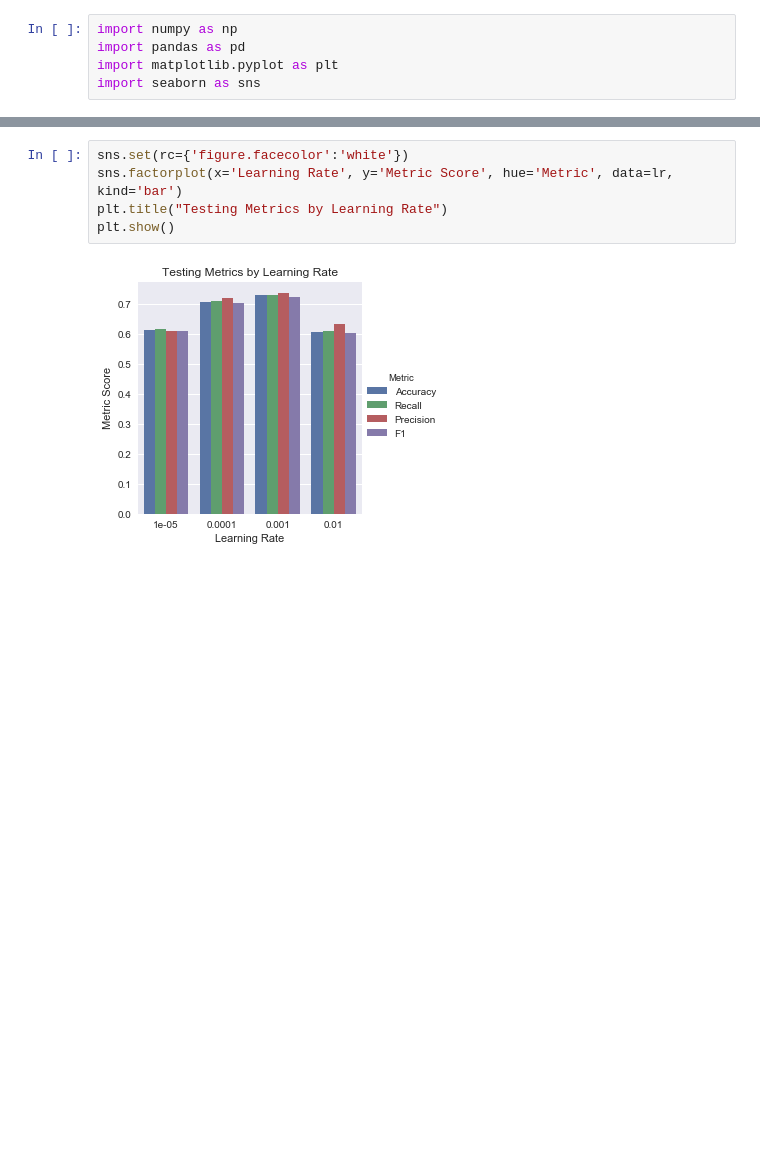
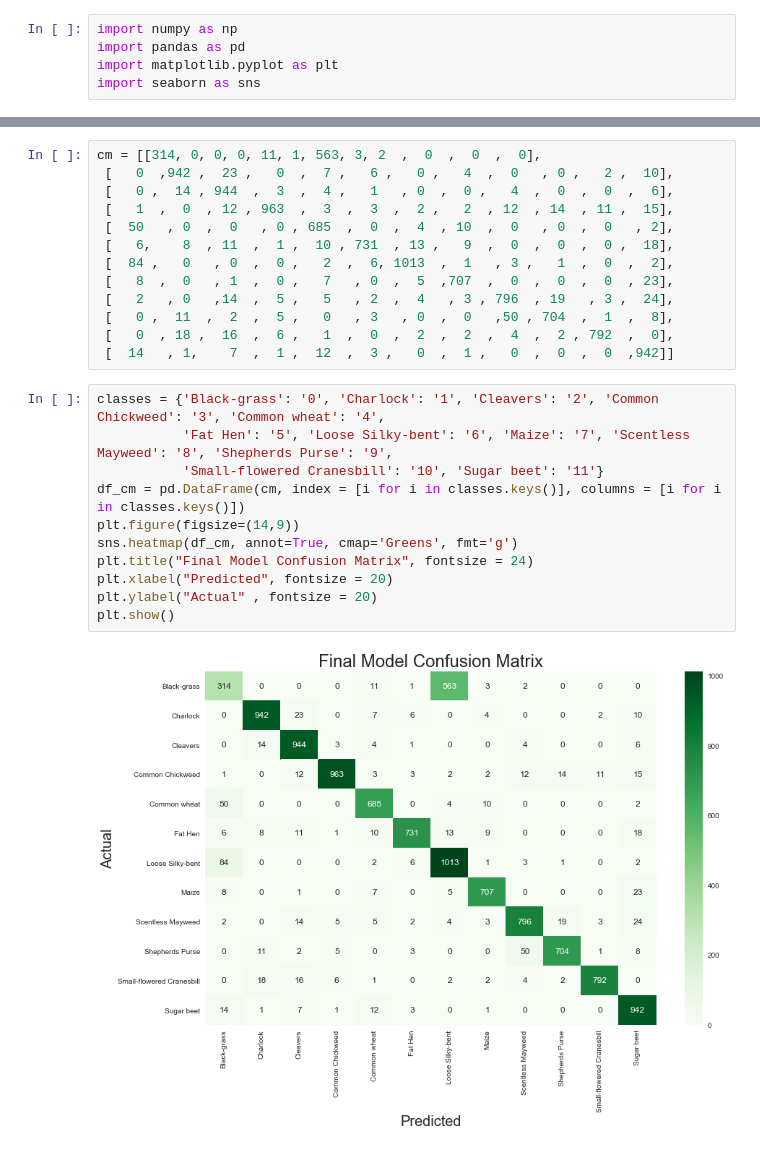
Before and after one commit to jpcrum/DATS-Capstone-CNN-Plant-Recognition, a Jupyter notebook: Metrics/Plotting_Metric_Graphs.ipynb, the cells around one changed output, grey strips where cells are left out. Saved outputs shown, nothing was run; the diff lists cells and outputs as text; blank space fills up the shorter version.

```diff
--- a/Metrics/Plotting_Metric_Graphs.ipynb
+++ b/Metrics/Plotting_Metric_Graphs.ipynb
@@ -38,7 +35,26 @@ plt.show()
-# %%
-sns.set(rc={'figure.facecolor':'white'})
-sns.factorplot(x='Learning Rate', y='Metric Score', hue='Metric', data=lr, kind='bar')
-plt.title("Testing Metrics by Learning Rate")
-plt.show()
-# %% [output]
-[figure, removed]
+# %%
+cm = [[314, 0, 0, 0, 11, 1, 563, 3, 2  ,  0  ,  0  ,  0],
+ [   0  ,942 ,  23 ,   0  ,  7 ,   6 ,   0 ,   4  ,  0   , 0 ,   2 ,  10],
+ [   0 ,  14 , 944  ,  3  ,  4 ,   1   , 0  ,  0 ,   4  ,  0  ,  0  ,  6],
+ [   1  ,  0  , 12 , 963  ,  3  ,  3  ,  2 ,   2  , 12  , 14  , 11 ,  15],
+ [  50   , 0  ,  0   , 0 , 685  ,  0  ,  4  , 10  ,  0   , 0  ,  0   , 2],
+ [   6,    8  , 11  ,  1 ,  10 , 731  , 13 ,   9  ,  0  ,  0  ,  0 ,  18],
+ [  84 ,   0   , 0  ,  0 ,   2  ,  6, 1013  ,  1   , 3 ,   1  ,  0  ,  2],
+ [   8  ,  0   , 1  ,  0 ,   7   , 0  ,  5  ,707  ,  0  ,  0  ,  0  , 23],
+ [   2   , 0   ,14  ,  5 ,   5   , 2  ,  4   , 3 , 796  , 19   , 3 ,  24],
+ [   0 ,  11  ,  2  ,  5 ,   0   , 3   , 0  ,  0   ,50 , 704  ,  1  ,  8],
+ [   0  , 18 ,  16  ,  6 ,   1  ,  0  ,  2  ,  2  ,  4  ,  2 , 792  ,  0],
+ [  14   , 1,    7  ,  1 ,  12  ,  3 ,   0  ,  1 ,   0  ,  0  ,  0  ,942]]
+# %%
+classes = {'Black-grass': '0', 'Charlock': '1', 'Cleavers': '2', 'Common Chickweed': '3', 'Common wheat': '4',
+           'Fat Hen': '5', 'Loose Silky-bent': '6', 'Maize': '7', 'Scentless Mayweed': '8', 'Shepherds Purse': '9',
+           'Small-flowered Cranesbill': '10', 'Sugar beet': '11'}
+df_cm = pd.DataFrame(cm, index = [i for i in classes.keys()], columns = [i for i in classes.keys()])
+plt.figure(figsize=(14,9))
+sns.heatmap(df_cm, annot=True, cmap='Greens', fmt='g')
+plt.title("Final Model Confusion Matrix", fontsize = 24)
+plt.xlabel("Predicted", fontsize = 20)
+plt.ylabel("Actual" , fontsize = 20)
+plt.show()
+# %% [output]
+[figure, added]
```
Also changed, not shown: parts of 2 cells of this notebook, 20 other files.
